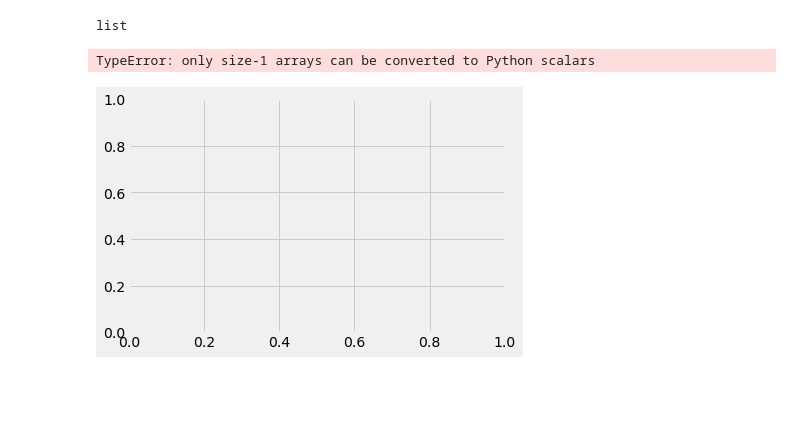
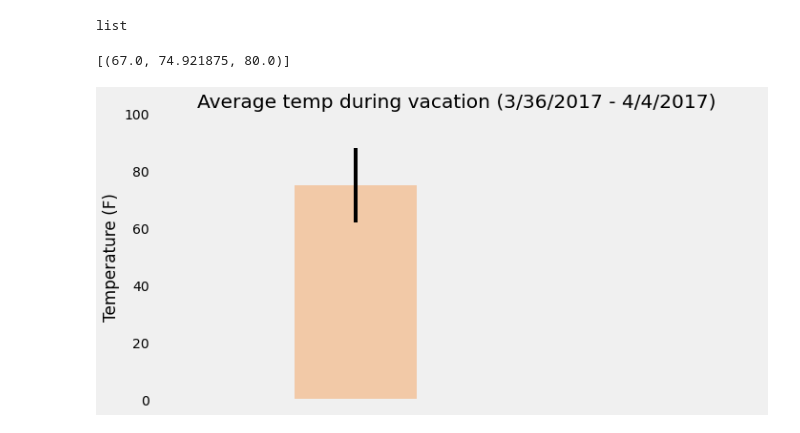
Before and after one commit to acsours/sqlalchemy-challenge, a Jupyter notebook: climate_starter.ipynb, the cells around one changed output. Drawn from its saved outputs; the diff is of its cells as text; code cells hidden in the pictures; blank space fills up the shorter version.

```diff
--- a/climate_starter.ipynb
+++ b/climate_starter.ipynb
@@ -520,12 +520,3 @@ x_values=['TMIN', 'TAVE', 'TMAX']
 type(trip_avg_temp)
 # %% [output]
 list
-# %%
-# Plot the results from your previous query as a bar chart.
-plt.bar(x=trip_avg_temp, height=trip_avg_temp)
-# Use "Trip Avg Temp" as your Title
-# Use the average temperature for the y value
-# Use the peak-to-peak (tmax-tmin) value as the y error bar (yerr)
-# %% [output]
-TypeError: only size-1 arrays can be converted to Python scalars
-[figure, removed]
@@ -535,3 +523,21 @@ TypeError: only size-1 arrays can be converted to Python scalars
+# %%
+trip_avg_temp
+# %% [output]
+[(67.0, 74.921875, 80.0)]
+# %%
+x_axis = np.arange(1)
+plt.figure(figsize=(10,5))
+plt.ylabel('Temperature (F)')
+plt.title('Average temp during vacation (3/36/2017 - 4/4/2017)')
+plt.xlim(-0.5,)
+plt.ylim(0, 100)
+plt.tick_params(axis='x', which='both', bottom=False, top=False, labelbottom=False)
+plt.bar(x=x_axis,height=74.921875, width=0.3,yerr=(80.0-67.0),color='sandybrown', alpha=0.5)
+plt.grid(b=False)
+plt.tight_layout()
+plt.show()
+# %% [output]
+[figure, added]
 # %%
 # Create a query that will calculate the daily normals
 # (i.e. the averages for tmin, tmax, and tavg for all historic data matching a specific month and day)
```
Also changed, not shown: parts of 12 cells of this notebook.
